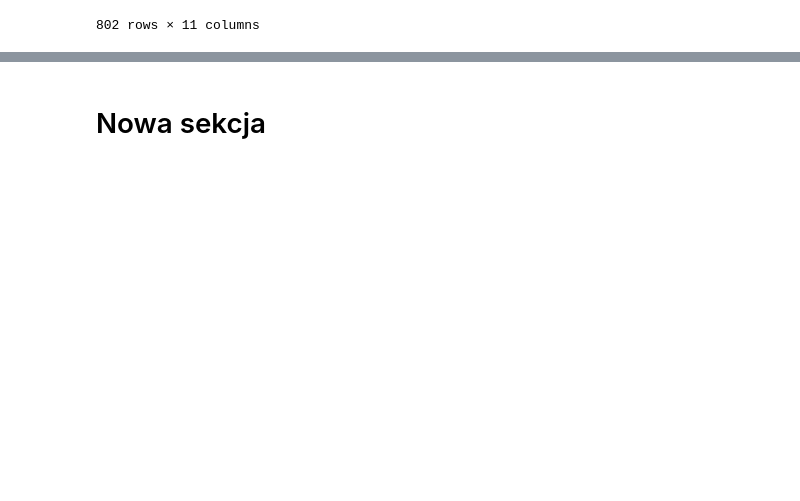
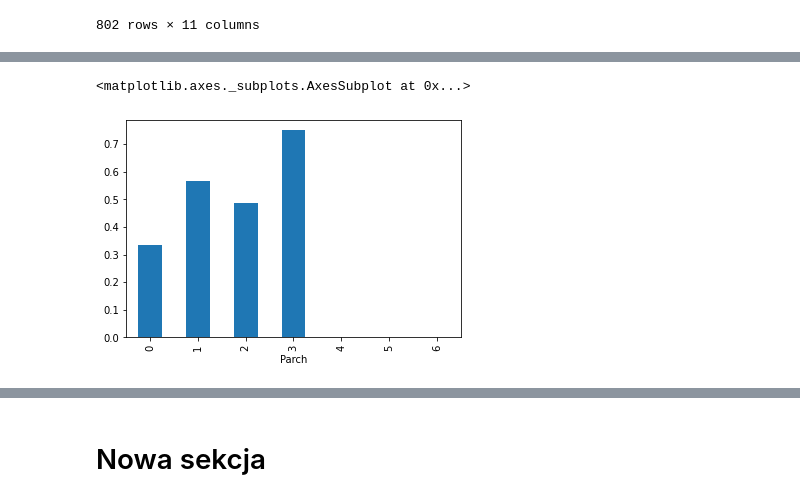
Before and after one commit to damianlukawski/Data-analysis-101, a Jupyter notebook: Analysing_titanic_dataset.ipynb, the cells around one changed output, grey strips where cells are left out. Saved outputs shown, nothing was run; the diff lists cells and outputs as text; code cells hidden in the pictures; blank space fills up the shorter version.

```diff
--- a/Analysing_titanic_dataset.ipynb
+++ b/Analysing_titanic_dataset.ipynb
@@ -44,0 +88,5 @@ dftrain.drop(['Cabin'], axis=1)
+# %%
+dftrain.groupby('Parch').Survived.mean().plot(kind='bar')
+# %% [output]
+<matplotlib.axes._subplots.AxesSubplot at 0x...>
+[figure, added]
```
Also changed, not shown: parts of 8 cells of this notebook.
